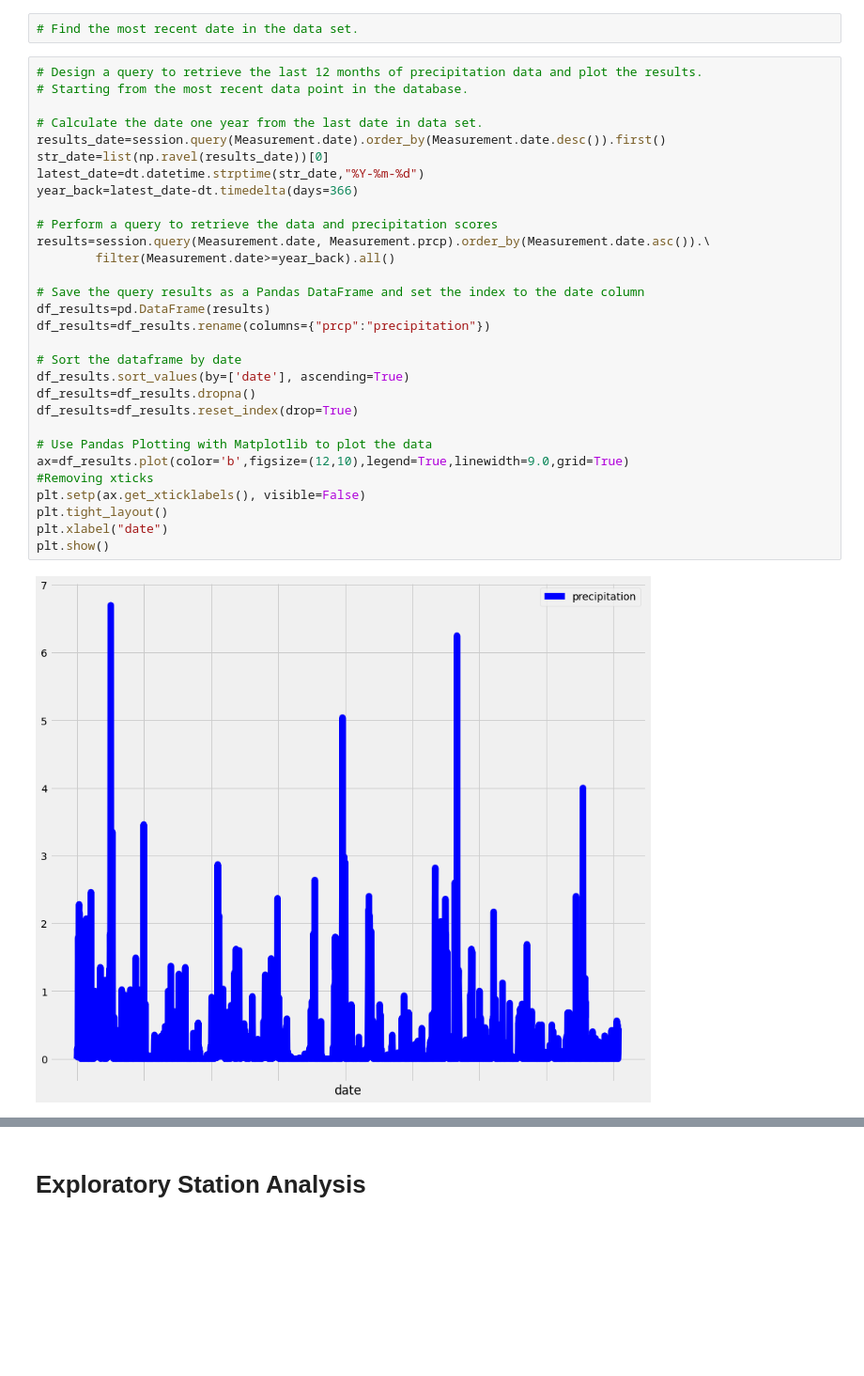
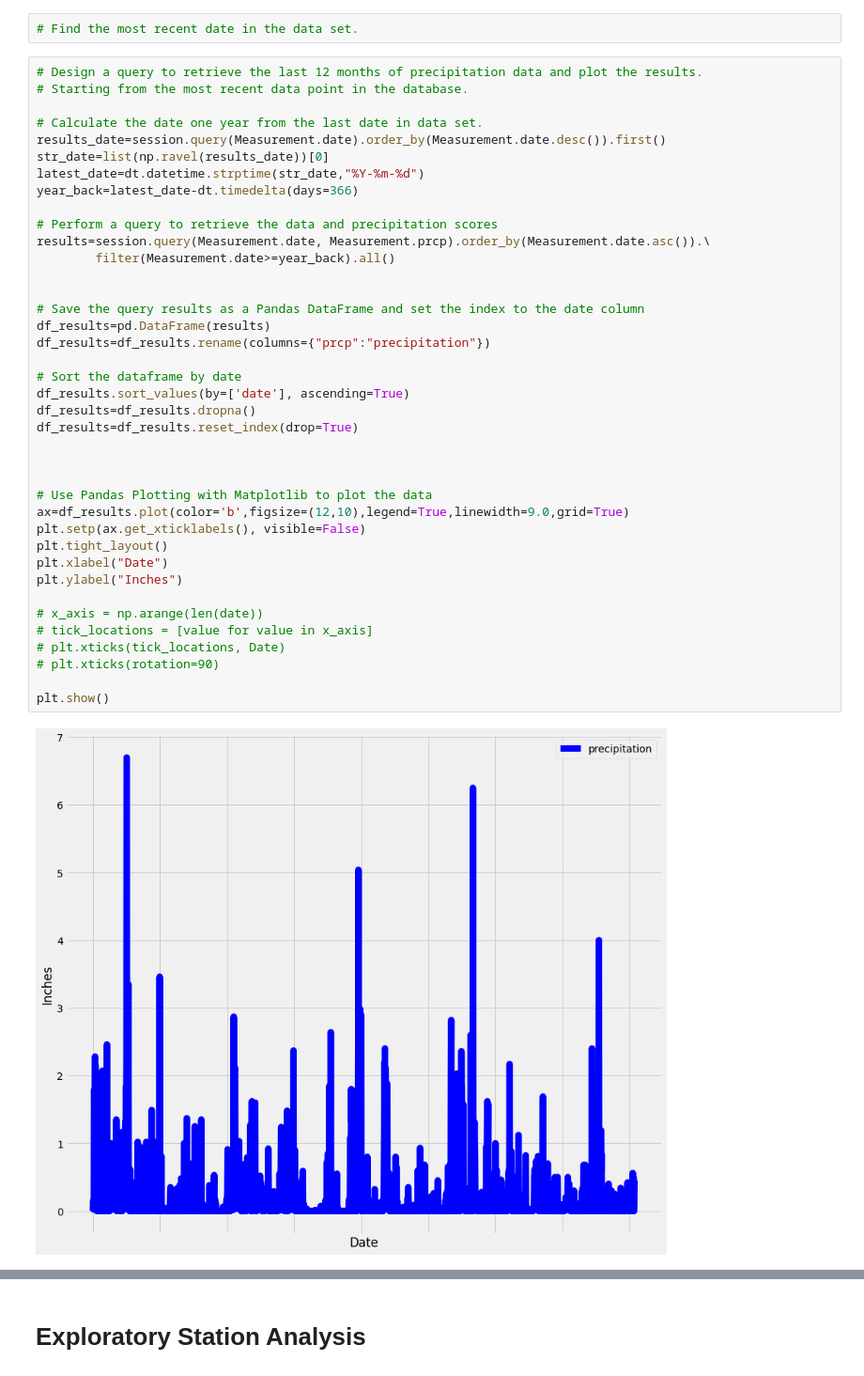
Before and after one commit to ese12880/squalchemy-challenge, a Jupyter notebook: analysis/climate_starter.ipynb, the cells around one changed output, grey strips where cells are left out. Shown at 94% size. Saved outputs shown, nothing was run; the diff lists cells and outputs as text; blank space fills up the shorter version.

```diff
--- a/analysis/climate_starter.ipynb
+++ b/analysis/climate_starter.ipynb
@@ -42,35 +42,44 @@ session = Session(engine)
 # %%
 # Design a query to retrieve the last 12 months of precipitation data and plot the results.
 # Starting from the most recent data point in the database.
 
 # Calculate the date one year from the last date in data set.
 results_date=session.query(Measurement.date).order_by(Measurement.date.desc()).first()
 str_date=list(np.ravel(results_date))[0]
 latest_date=dt.datetime.strptime(str_date,"%Y-%m-%d")
 year_back=latest_date-dt.timedelta(days=366)
 
 # Perform a query to retrieve the data and precipitation scores
 results=session.query(Measurement.date, Measurement.prcp).order_by(Measurement.date.asc()).\
         filter(Measurement.date>=year_back).all()
 
+
 # Save the query results as a Pandas DataFrame and set the index to the date column
 df_results=pd.DataFrame(results)
 df_results=df_results.rename(columns={"prcp":"precipitation"})
 
 # Sort the dataframe by date
 df_results.sort_values(by=['date'], ascending=True)
 df_results=df_results.dropna()
 df_results=df_results.reset_index(drop=True)
 
+
+
 # Use Pandas Plotting with Matplotlib to plot the data
 ax=df_results.plot(color='b',figsize=(12,10),legend=True,linewidth=9.0,grid=True)
-#Removing xticks
 plt.setp(ax.get_xticklabels(), visible=False)
 plt.tight_layout()
-plt.xlabel("date")
+plt.xlabel("Date")
+plt.ylabel("Inches")
+
+# x_axis = np.arange(len(date))
+# tick_locations = [value for value in x_axis]
+# plt.xticks(tick_locations, Date)
+# plt.xticks(rotation=90)
+
 plt.show()
 # %% [output]
-[figure, old version]
+[figure, new version]
 # %%
 # Use Pandas to calcualte the summary statistics for the precipitation data
 df_results.describe()
```
Also changed, not shown: parts of 2 cells of this notebook, 1 other file.
